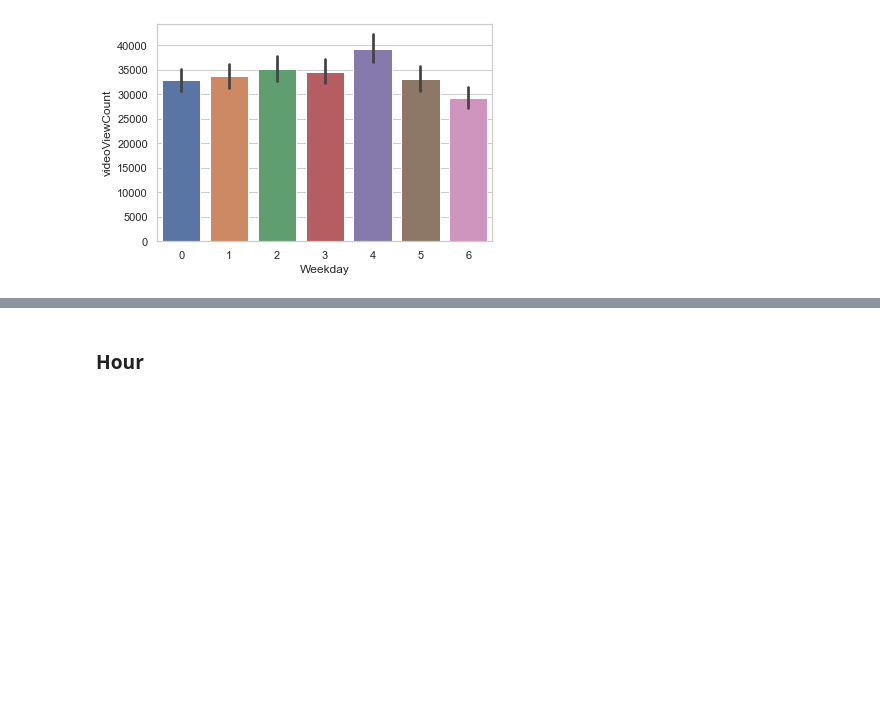
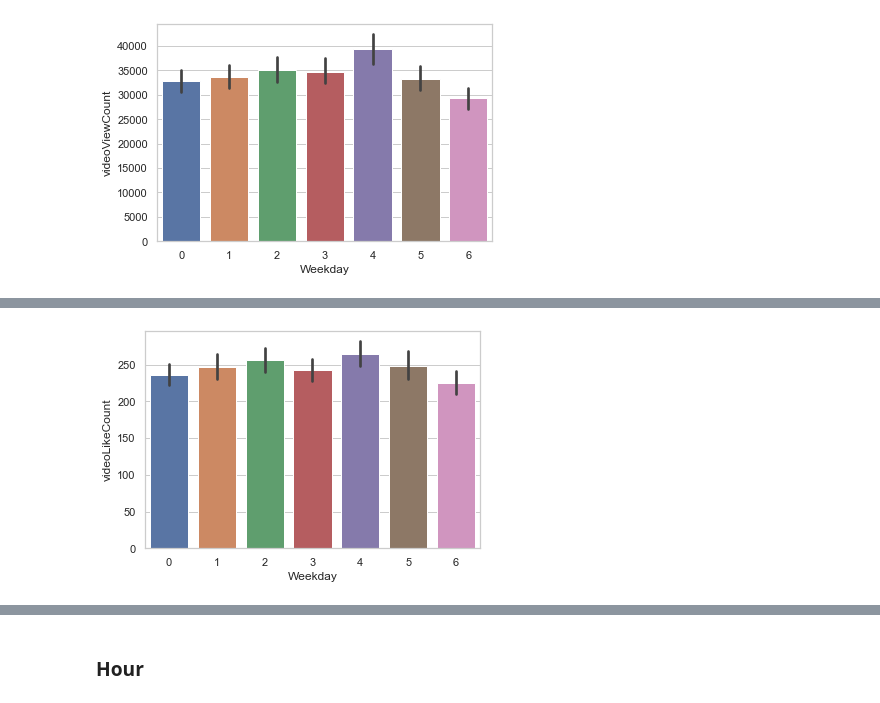
Before and after one commit to JelicaB/YoutubeViewCounts, a Jupyter notebook: YoutubeDataAnalysis.ipynb, the cells around one changed output, grey strips where cells are left out. Saved outputs shown, nothing was run; the diff lists cells and outputs as text; code cells hidden in the pictures; blank space fills up the shorter version.

```diff
--- a/YoutubeDataAnalysis.ipynb
+++ b/YoutubeDataAnalysis.ipynb
@@ -442,0 +479,4 @@ ax = sns.barplot(x="Weekday", y="videoViewCount", data=df)
+# %%
+ax = sns.barplot(x="Weekday", y="videoLikeCount", data=df)
+# %% [output]
+[figure, added]
```
Also changed, not shown: parts of 43 cells of this notebook.
